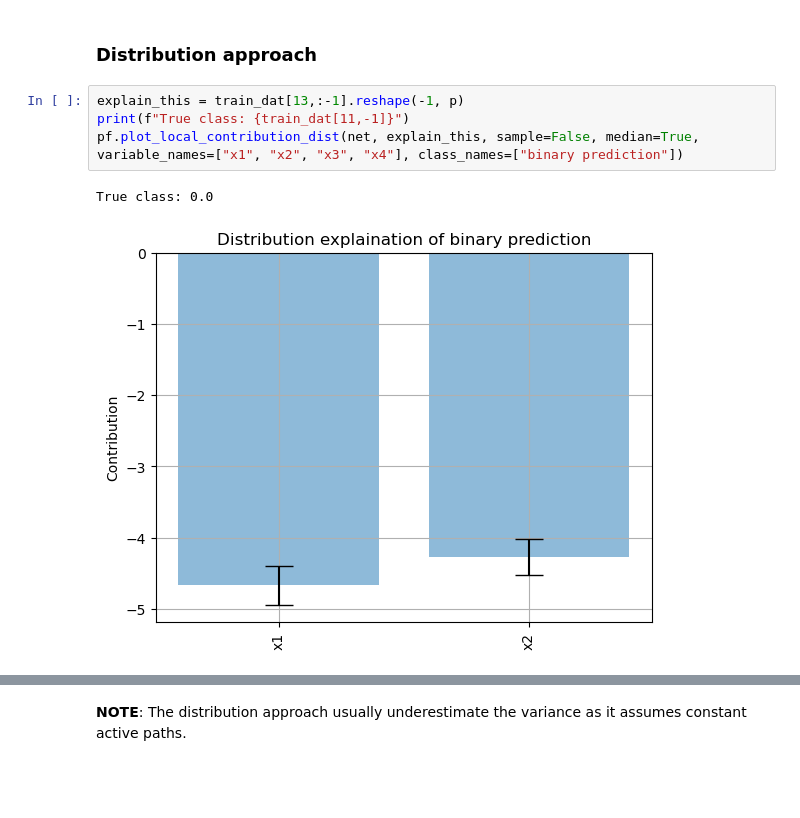
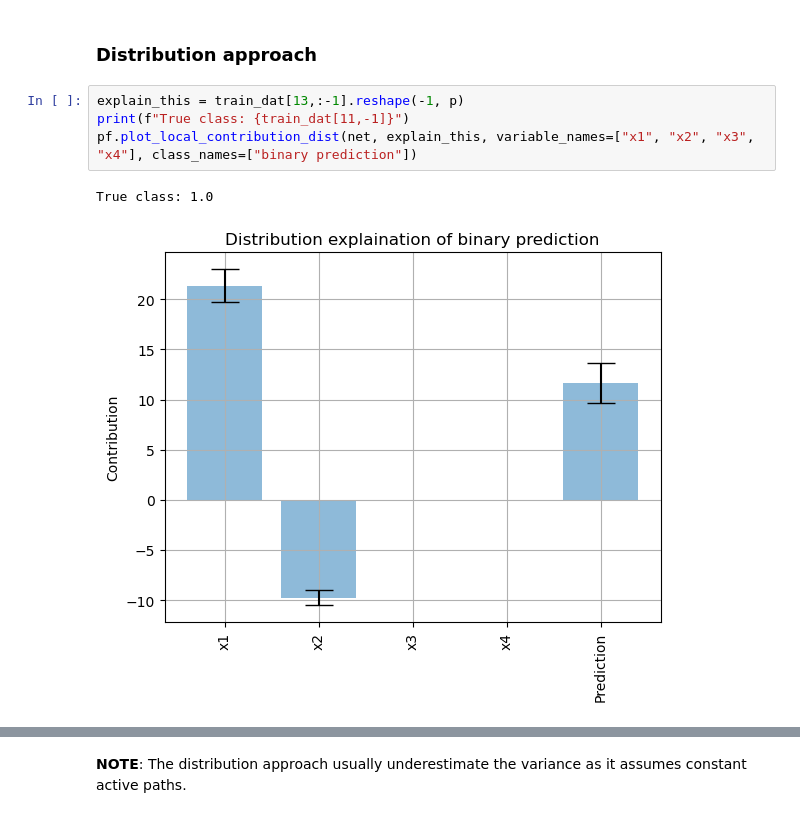
Before and after one commit to eirihoyh/ISLBBNN, a Jupyter notebook: examples/linear_function/lrt.ipynb, the cells around one changed output, grey strips where cells are left out. Cells and saved outputs as stored; diff of their text form; blank space fills up the shorter version.

Commit message:
updated local explain plots linear problem

```diff
--- a/examples/linear_function/lrt.ipynb
+++ b/examples/linear_function/lrt.ipynb
@@ -348,10 +350,10 @@ True class: 0.0
 # %%
 explain_this = train_dat[13,:-1].reshape(-1, p)
 print(f"True class: {train_dat[11,-1]}")
-pf.plot_local_contribution_dist(net, explain_this, sample=False, median=True, variable_names=["x1", "x2", "x3", "x4"], class_names=["binary prediction"])
+pf.plot_local_contribution_dist(net, explain_this, variable_names=["x1", "x2", "x3", "x4"], class_names=["binary prediction"])
 # %% [output]
-True class: 0.0
+True class: 1.0
-[figure, old version]
+[figure, new version]
 # %%
 explain_this = train_dat[12,:-1].reshape(-1, p)
 print(f"True class: {train_dat[7,-1]}")
```
Also changed, not shown: parts of 7 cells of this notebook, 2 other files.
